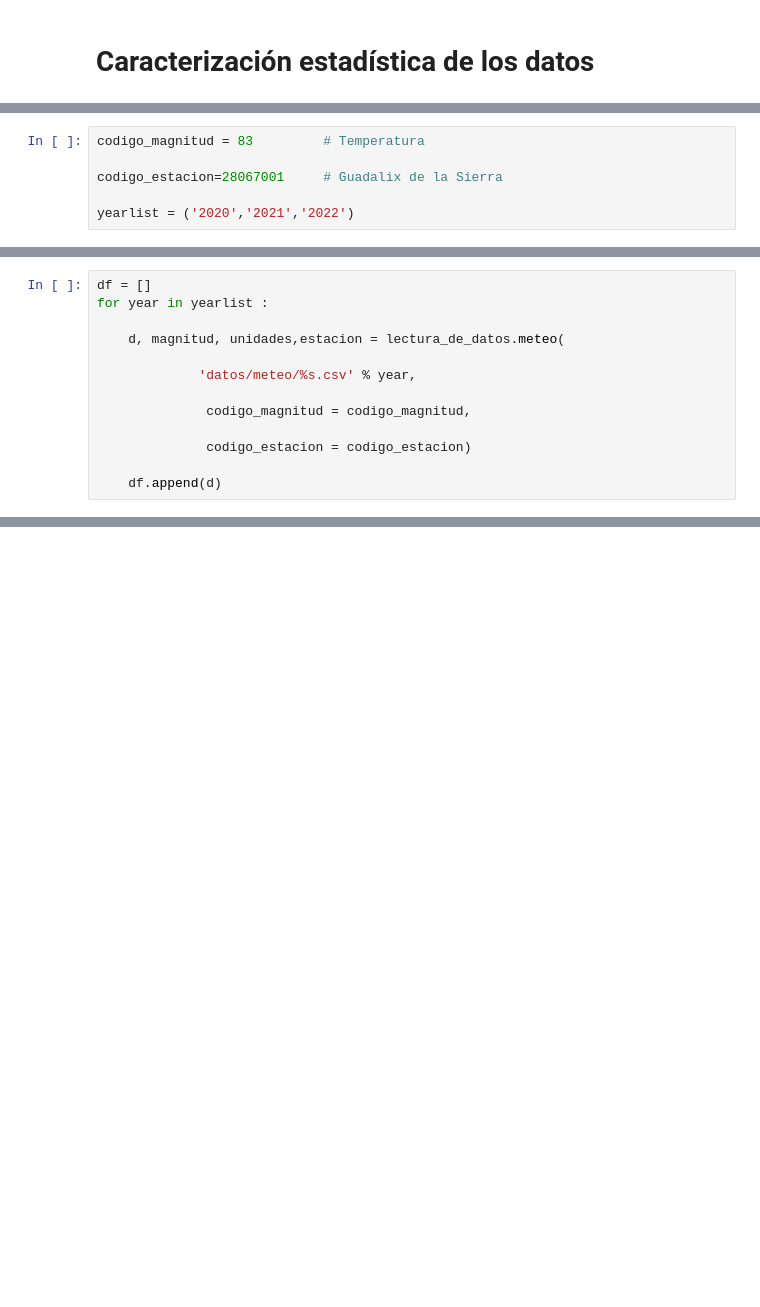
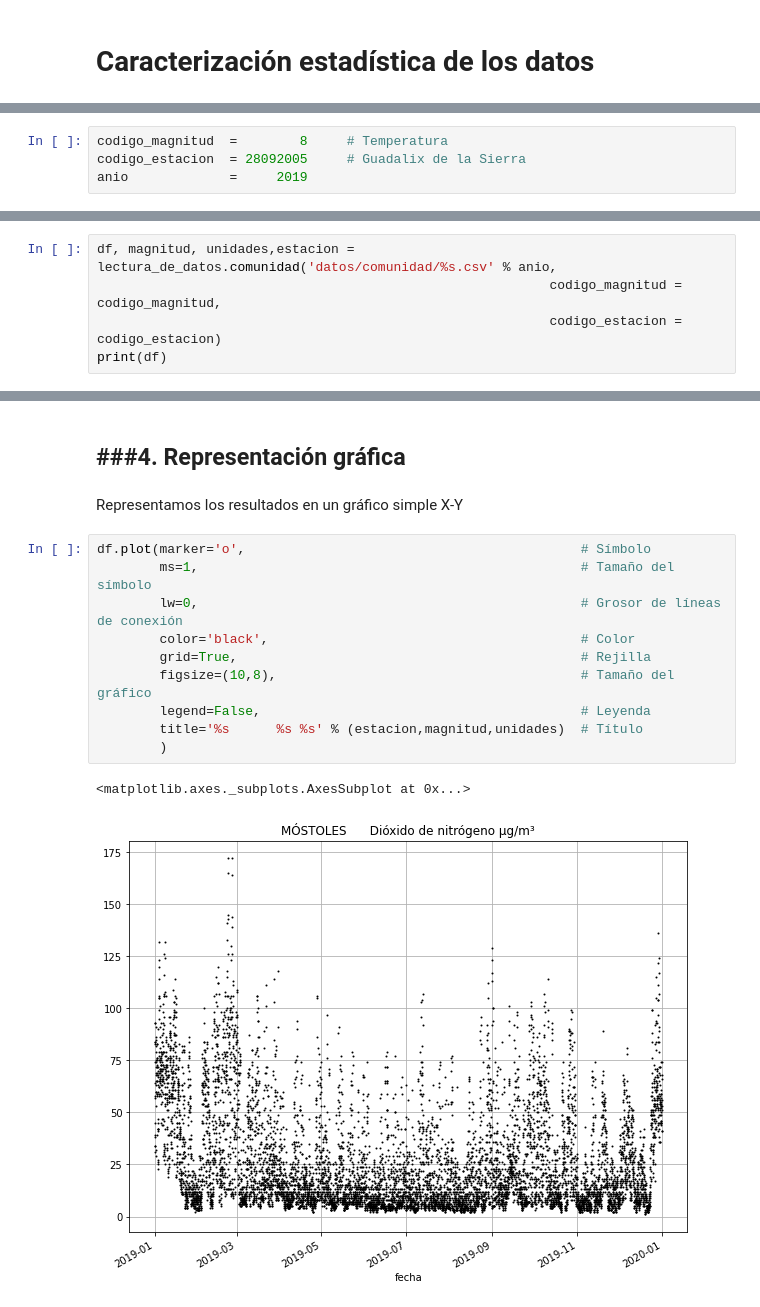
Before and after one commit to waveology/aire, a Jupyter notebook: 4_caracterización_estadistica_datos.ipynb, the cells around one changed output, grey strips where cells are left out. Saved outputs shown, nothing was run; the diff lists cells and outputs as text; blank space fills up the shorter version.

```diff
--- a/4_caracterización_estadistica_datos.ipynb
+++ b/4_caracterización_estadistica_datos.ipynb
@@ -86,6 +96,4 @@ import lee_datos
 # %%
-codigo_magnitud = 83         # Temperatura
-
-codigo_estacion=28067001     # Guadalix de la Sierra
-
-yearlist = ('2020','2021','2022')
+codigo_magnitud  =        8     # Temperatura
+codigo_estacion  = 28092005     # Guadalix de la Sierra
+anio             =     2019
@@ -92,13 +102,5 @@ yearlist = ('2020','2021','2022')
 # %%
-df = []
-for year in yearlist :
-
-    d, magnitud, unidades,estacion = lectura_de_datos.meteo(
-
-             'datos/meteo/%s.csv' % year,
-
-              codigo_magnitud = codigo_magnitud,
-
-              codigo_estacion = codigo_estacion)
-
-    df.append(d)
+df, magnitud, unidades,estacion = lectura_de_datos.comunidad('datos/comunidad/%s.csv' % anio,
+                                                          codigo_magnitud = codigo_magnitud,
+                                                          codigo_estacion = codigo_estacion)
+print(df)
@@ -104,0 +124,18 @@ for year in yearlist :
+# %% [markdown]
+###4. Representación gráfica
+---
+# %% [markdown]
+Representamos los resultados en un gráfico simple X-Y
+# %%
+df.plot(marker='o',                                           # Símbolo
+        ms=1,                                                 # Tamaño del símbolo
+        lw=0,                                                 # Grosor de líneas de conexión
+        color='black',                                        # Color
+        grid=True,                                            # Rejilla
+        figsize=(10,8),                                       # Tamaño del gráfico
+        legend=False,                                         # Leyenda
+        title='%s      %s %s' % (estacion,magnitud,unidades)  # Título
+        )
+# %% [output]
+<matplotlib.axes._subplots.AxesSubplot at 0x...>
+[figure, added]
```
Also changed, not shown: parts of 21 cells of this notebook.
